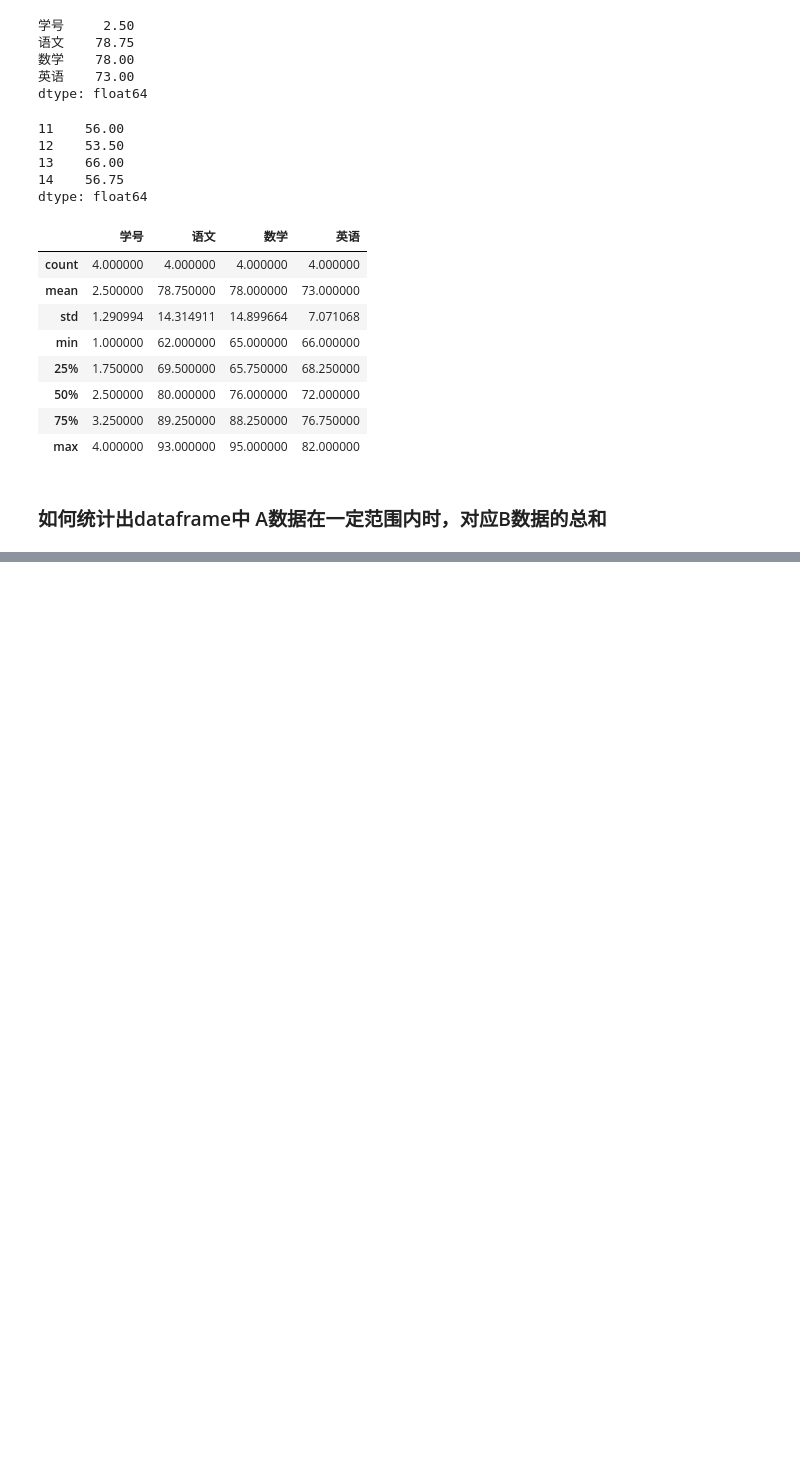
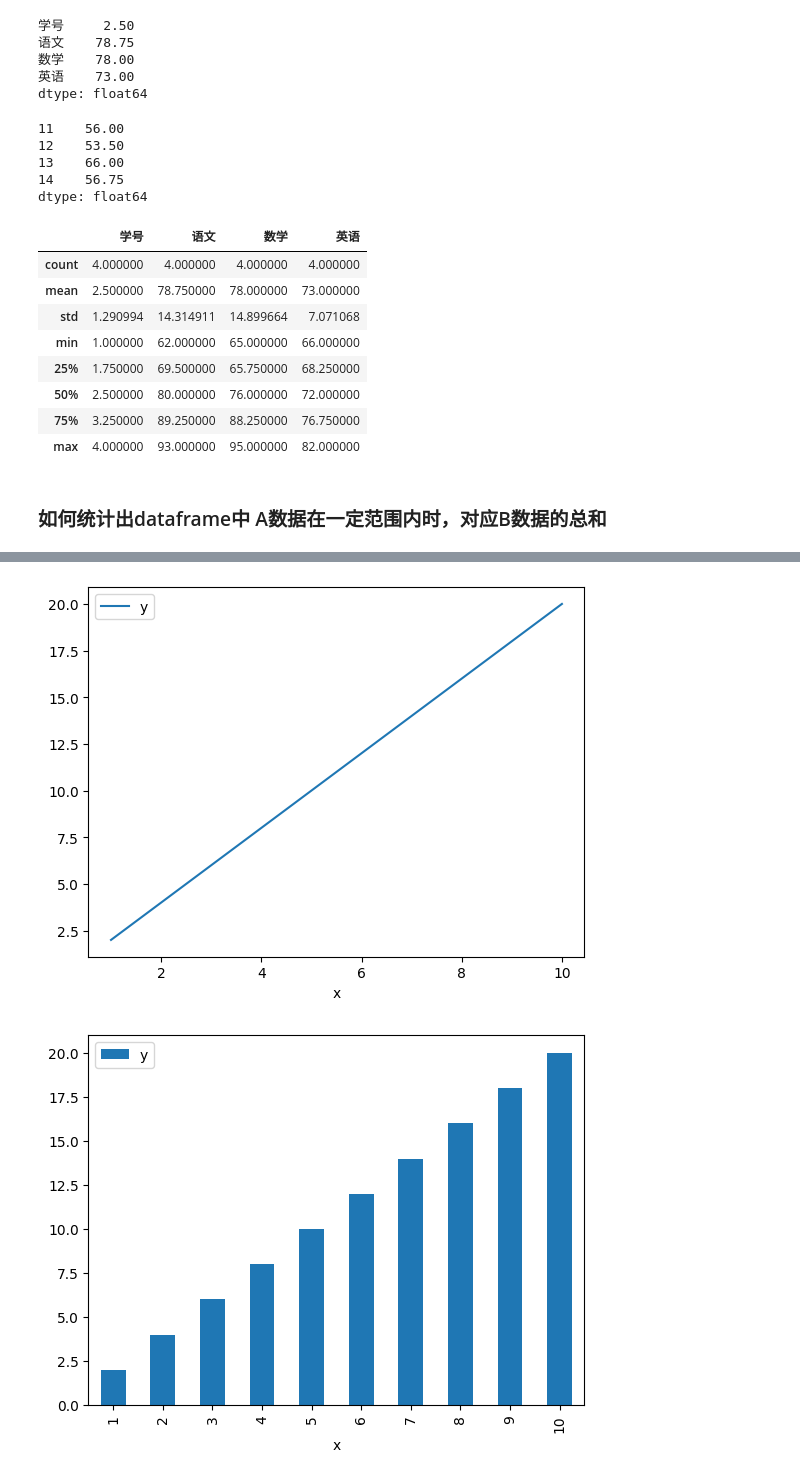
Before and after one commit to jwkfreedom/quant, a Jupyter notebook: study/dataframe.ipynb, the cells around one changed output, grey strips where cells are left out. Cells and saved outputs as stored; diff of their text form; code cells hidden in the pictures; blank space fills up the shorter version.

```diff
--- a/study/dataframe.ipynb
+++ b/study/dataframe.ipynb
@@ -136 +129,24 @@ total_sum_5_8
 50
+# %%
+import pandas as pd
+import matplotlib.pyplot as plt
+
+# 创建一个示例 DataFrame
+df = pd.DataFrame({
+   'x': range(1, 11),
+   'y': [2, 4, 6, 8, 10, 12, 14, 16, 18, 20]
+})
+
+# 绘制不同种类的图形
+df.plot(x='x', y='y', kind='line')
+df.plot(x='x', y='y', kind='bar')
+df.plot(x='x', y='y', kind='scatter')
+df.plot(x='x', y='y', kind='hexbin')
+df.plot(x='x', y='y', kind='kde')
+df.plot(x='x', y='y', kind='density')
+
+# 显示图形
+plt.show()
+# %% [output]
+[figure, added]
+[figure, added]
```
Also changed, not shown: parts of 3 cells of this notebook, 6 other files.
